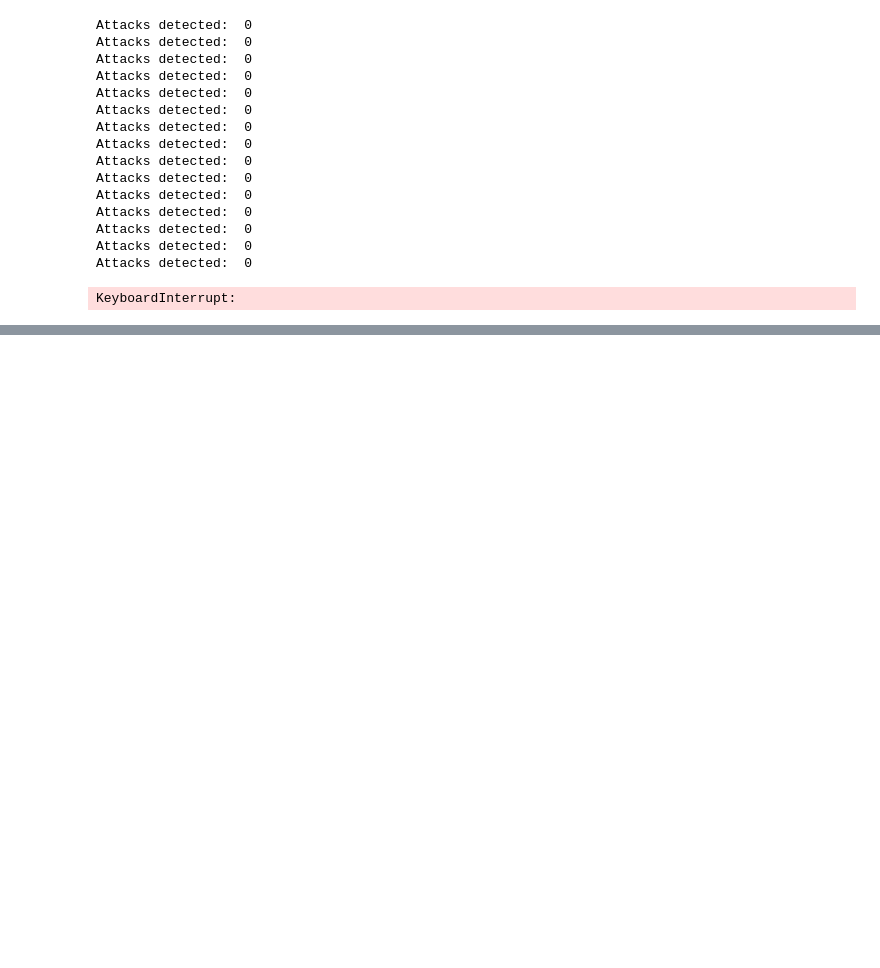
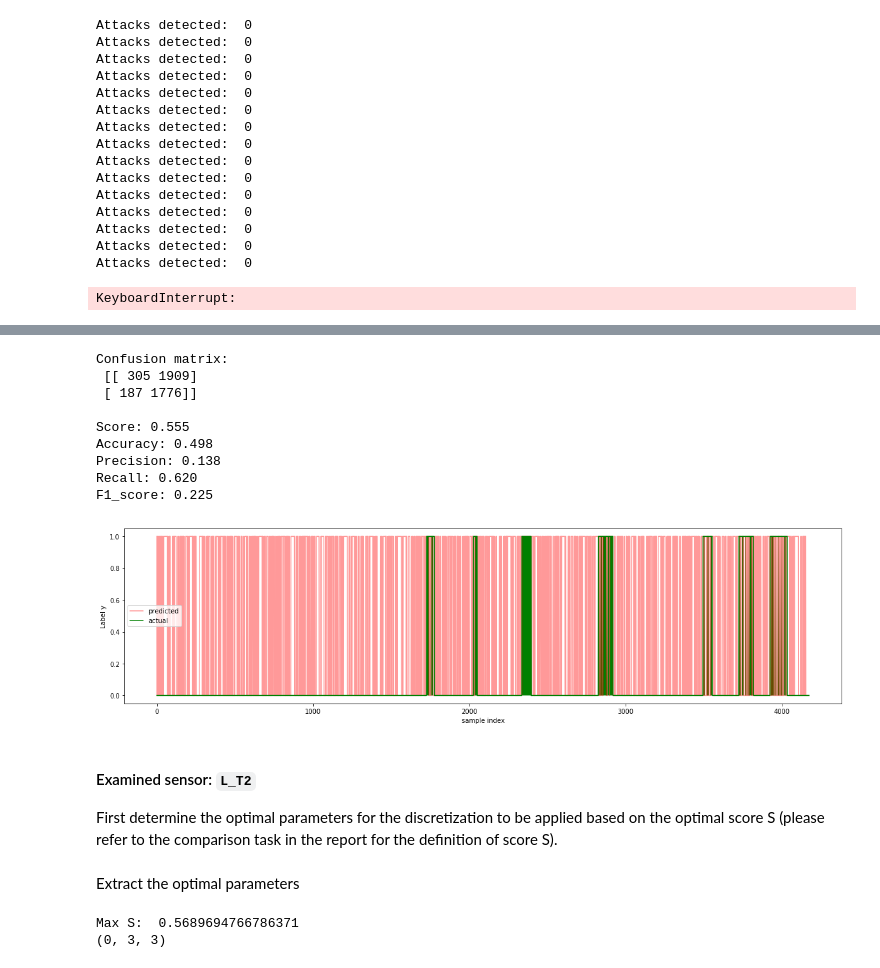
Before and after one commit to giannislelekas/CS4035, a Jupyter notebook: lab2/Discrete Task.ipynb, the cells around one changed output, grey strips where cells are left out. Saved outputs shown, nothing was run; the diff lists cells and outputs as text; code cells hidden in the pictures; blank space fills up the shorter version.

```diff
--- a/lab2/Discrete Task.ipynb
+++ b/lab2/Discrete Task.ipynb
@@ -289,0 +311,27 @@ print(cm)
+# %%
+cm = estimate_confusion_matrix(test_labels, optimal_labels)
+print("Confusion matrix:\n", cm, "\n")
+
+s = compute_s(test_labels, optimal_labels, gamma)
+accuracy, precision, recall, F1_score = performance_metrics(cm)
+print("Score: %.3f" %s)
+print("Accuracy: %.3f" %accuracy)
+print("Precision: %.3f" %precision)
+print("Recall: %.3f" %recall)
+print("F1_score: %.3f" %F1_score)
+
+plot(test_labels, optimal_labels)
+# %% [output]
+Confusion matrix:
+ [[ 305 1909]
+ [ 187 1776]]
+
+Score: 0.555
+Accuracy: 0.498
+Precision: 0.138
+Recall: 0.620
+F1_score: 0.225
+[figure, added]
+# %% [markdown]
+#### Examined sensor: `L_T2`
+First determine the optimal parameters for the discretization to be applied based on the optimal score S (please refer to the comparison task in the report for the definition of score S).
@@ -289,0 +349,2 @@ print(cm)
+# %% [markdown]
+Extract the optimal parameters
@@ -289,0 +354,7 @@ print(cm)
+# %%
+print("Max S: ", np.max(S))
+ind = np.unravel_index(np.argmax(S), S.shape)
+print(ind)
+# %% [output]
+Max S:  0.5689694766786371
+(0, 3, 3)
```
Also changed, not shown: parts of 57 cells of this notebook, 6 other files.
